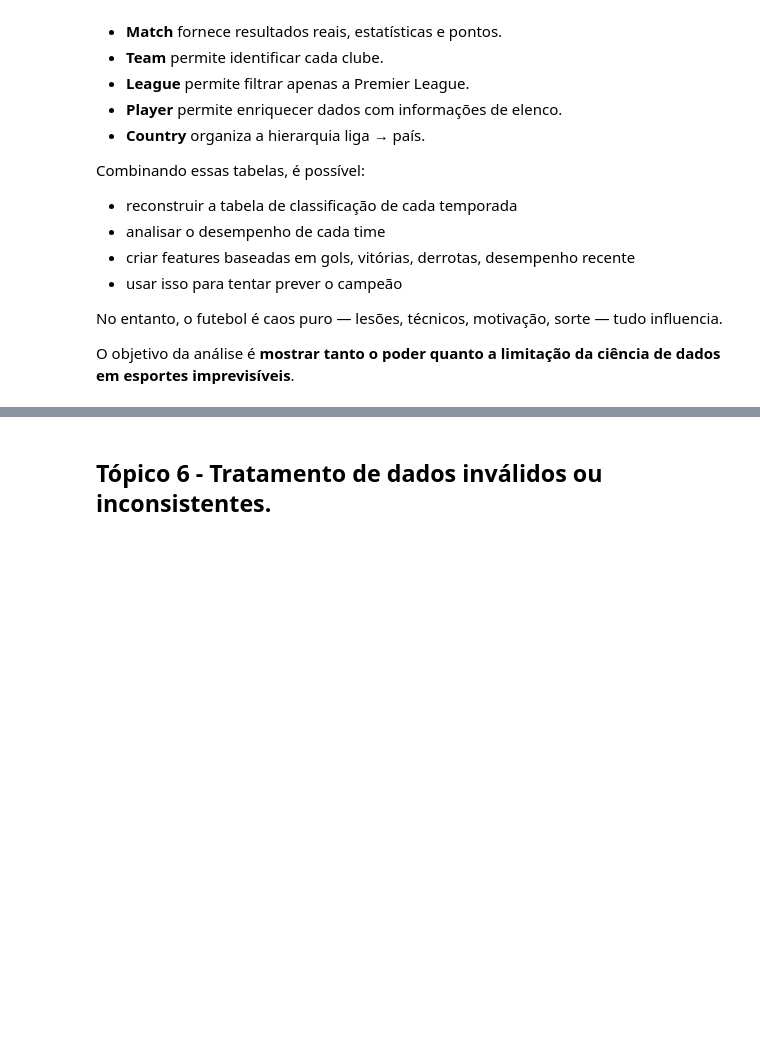
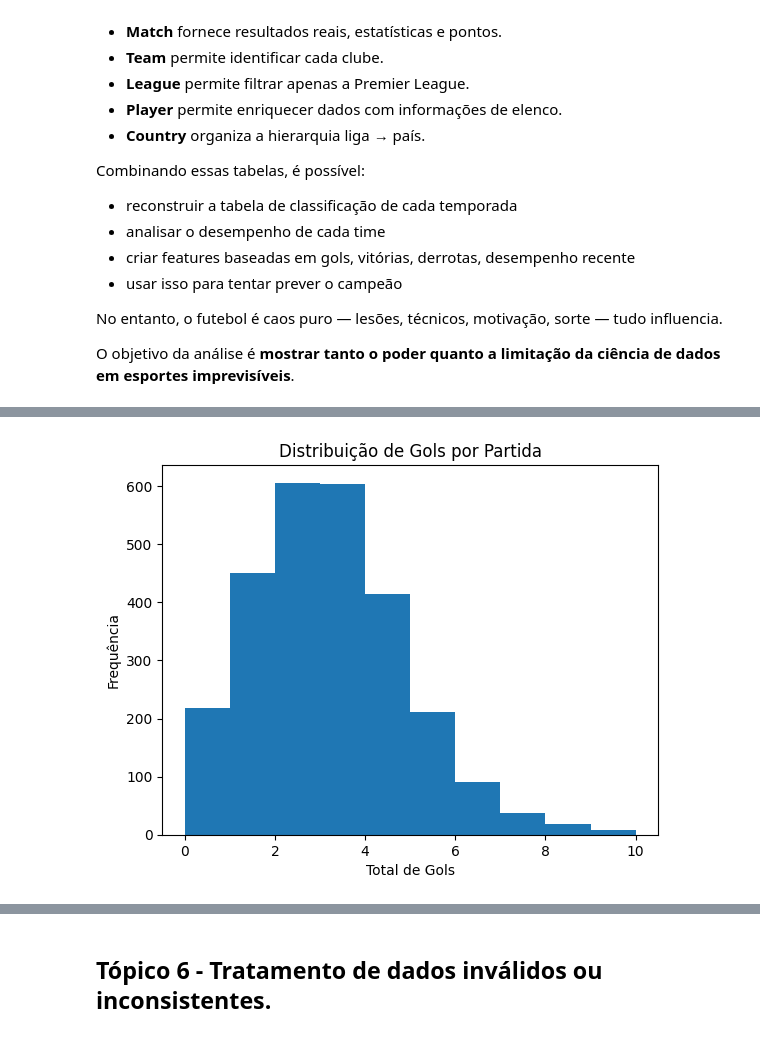
Before and after one commit to GiovaniFetzner/DataScience-BigData, a Jupyter notebook: notebook/DataScience.ipynb, the cells around one changed output, grey strips where cells are left out. Saved outputs shown, nothing was run; the diff lists cells and outputs as text; code cells hidden in the pictures; blank space fills up the shorter version.

```diff
--- a/notebook/DataScience.ipynb
+++ b/notebook/DataScience.ipynb
@@ -506,0 +719,12 @@ O objetivo da análise é **mostrar tanto o poder quanto a limitação da ciênc
+# %%
+df_match = pd.read_sql("SELECT * FROM Match WHERE league_id = (SELECT id FROM League WHERE name = 'England Premier League') and season != '2015/2016'", conn)
+
+df_match["total_goals"] = df_match["home_team_goal"] + df_match["away_team_goal"]
+
+plt.hist(df_match["total_goals"], bins=10)
+plt.title("Distribuição de Gols por Partida")
+plt.xlabel("Total de Gols")
+plt.ylabel("Frequência")
+plt.show()
+# %% [output]
+[figure, added]
```
Also changed, not shown: parts of 18 cells of this notebook.
